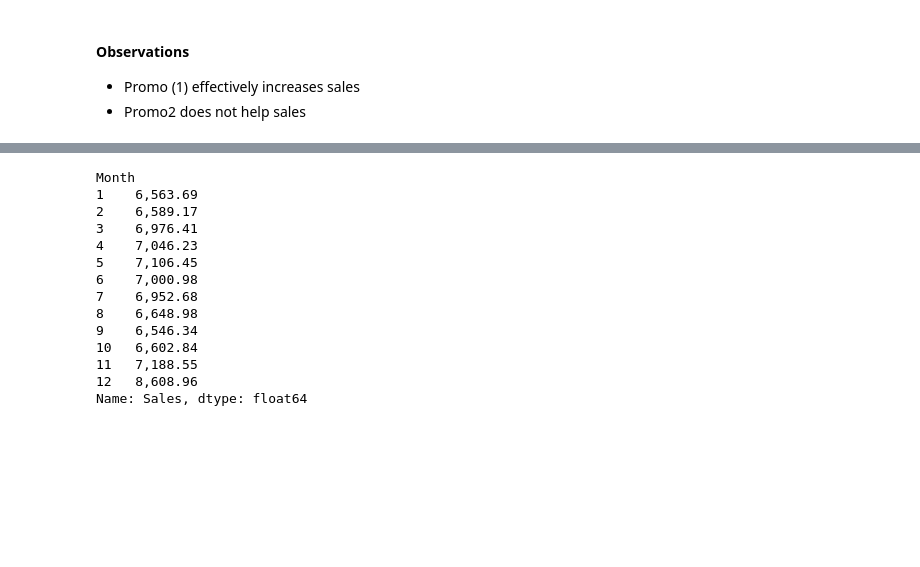
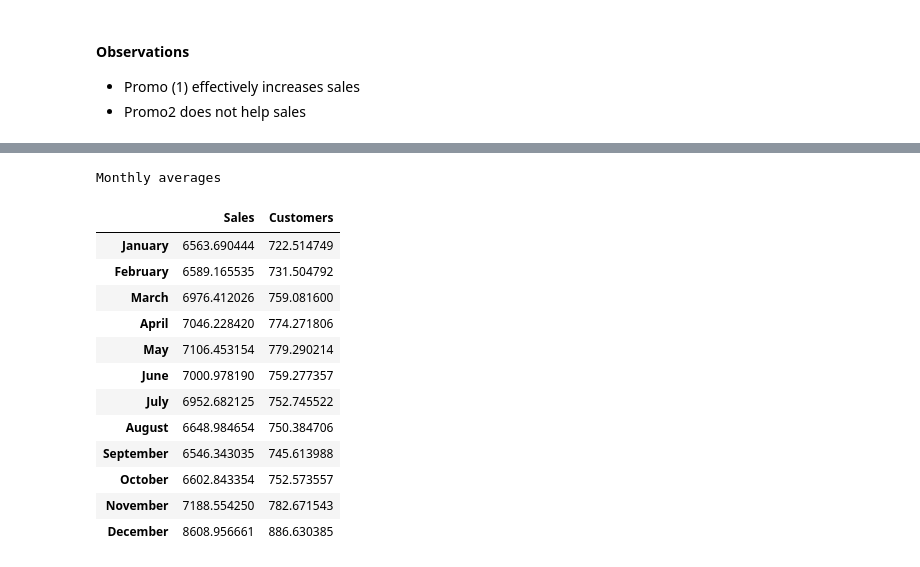
Before and after one commit to JSchoeck/portfolio, a Jupyter notebook: Demos/Case Study Sales/Case Study Sales.ipynb, the cells around one changed output, grey strips where cells are left out. Drawn from its saved outputs; the diff is of its cells as text; code cells hidden in the pictures; blank space fills up the shorter version.

```diff
--- a/Demos/Case Study Sales/Case Study Sales.ipynb
+++ b/Demos/Case Study Sales/Case Study Sales.ipynb
@@ -312,17 +315,20 @@ df_total.sample(5)
-# %%
-df_total.groupby('Month')['Sales'].mean()
-# %% [output]
-Month
-1    6,563.69
-2    6,589.17
-3    6,976.41
-4    7,046.23
-5    7,106.45
-6    7,000.98
-7    6,952.68
-8    6,648.98
-9    6,546.34
-10   6,602.84
-11   7,188.55
-12   8,608.96
-Name: Sales, dtype: float64
+# %%
+monthly_avgs = pd.DataFrame({'Sales':df_total.groupby('Month')['Sales'].mean().values,
+                             'Customers':df_total.groupby('Month')['Customers'].mean().values},
+                           index=list(calendar.month_name)[1:])
+monthly_avgs.style.set_caption('Monthly averages')
+# %% [output]
+Monthly averages
+|  | Sales | Customers |
+| January | 6563.690444 | 722.514749 |
+| February | 6589.165535 | 731.504792 |
+| March | 6976.412026 | 759.081600 |
+| April | 7046.228420 | 774.271806 |
+| May | 7106.453154 | 779.290214 |
+| June | 7000.978190 | 759.277357 |
+| July | 6952.682125 | 752.745522 |
+| August | 6648.984654 | 750.384706 |
+| September | 6546.343035 | 745.613988 |
+| October | 6602.843354 | 752.573557 |
+| November | 7188.554250 | 782.671543 |
+| December | 8608.956661 | 886.630385 |
```
Also changed, not shown: parts of 10 cells of this notebook.
